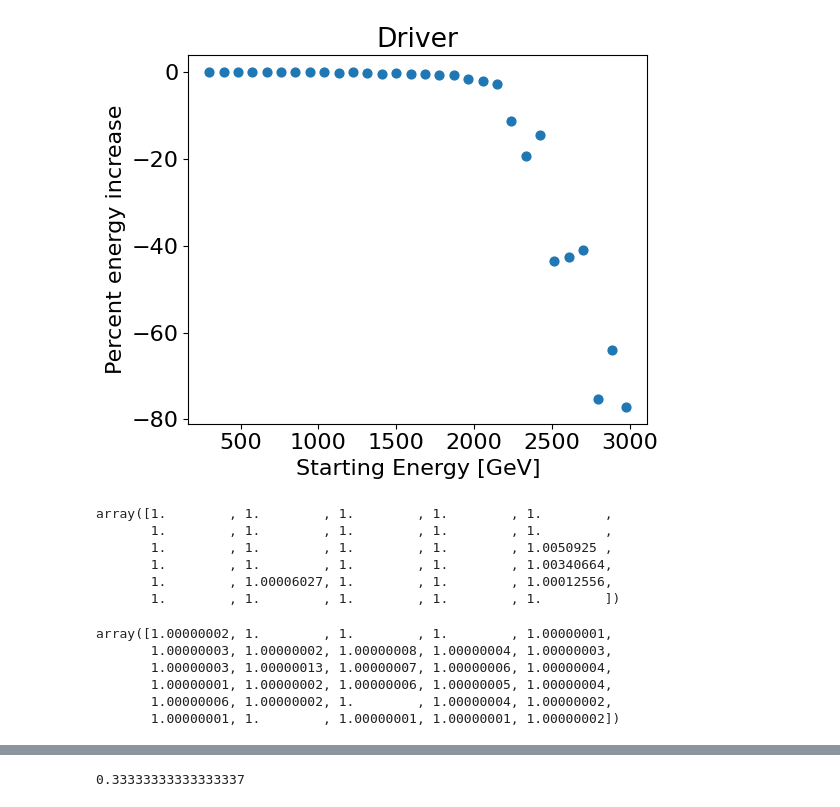
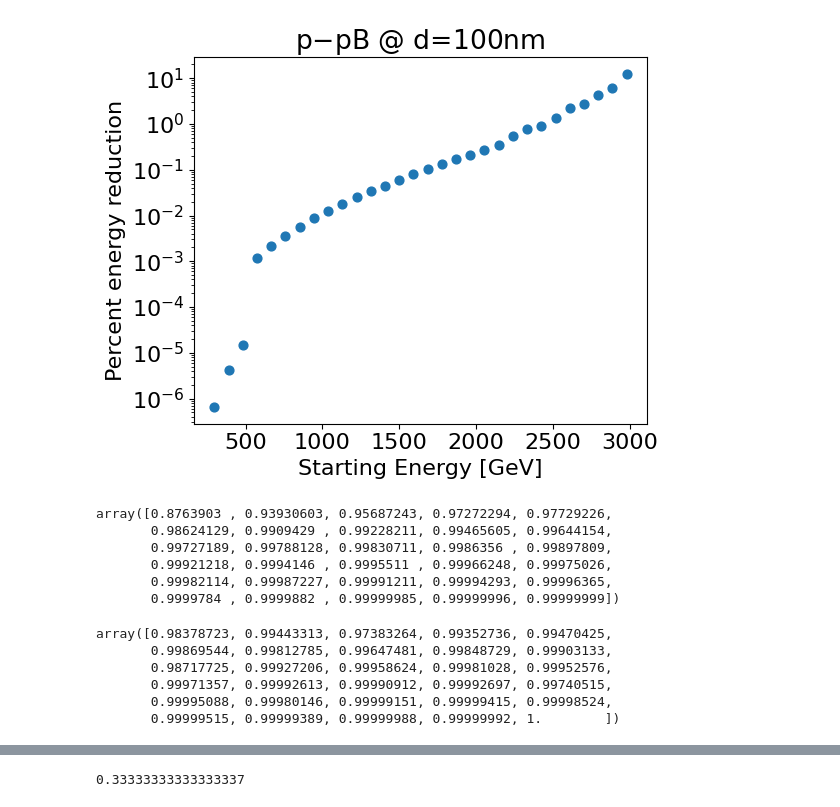
Before and after one commit to benfolsom/LW_integrator, a Jupyter notebook: two_particle_demo_percentplot_loop.ipynb, the cells around one changed output, grey strips where cells are left out. Saved outputs shown, nothing was run; the diff lists cells and outputs as text; code cells hidden in the pictures.

```diff
--- a/two_particle_demo_percentplot_loop.ipynb
+++ b/two_particle_demo_percentplot_loop.ipynb
@@ -9,7 +9,7 @@ plt.rcParams.update({'font.size': font_size})
 # %%
 c_ms = 299792458
 
-transv_dist = 1e-5
+transv_dist = 1e-4
 
 m_particle_rider = 1.007319468  #proton -amu
 m_particle_driver = 207.2 #lead, amu
@@ -65,9 +65,9 @@ for i in range(0,len(Pz_list)):
 
         #interaction zone
         static_steps = 1
-        ret_steps = 4000
+        ret_steps = 5500
         #step_size = 1e-7 #+ 2.3e-6 / ( (i+1) / (25) )
-        step_size = 3e-8 + (i+1)*1.2e-8
+        step_size = 1.8e-8 + (i+1)*3e-9
         print(step_size)
 
         retarded_traj,retarded_drv_traj = retarded_integrator3(static_steps,ret_steps,step_size,wall_pos,aperture,sim_type,init_rider,init_driver,bunch_dist,cav_spacing,z_cutoff)#just use retarded_intergrator2 for retarded calcs
@@ -184,41 +184,41 @@ E_MeV = E_J*6.242E12
 # %%
 fig = plt.figure(figsize=(6,5))
 ax = fig.add_subplot(1, 1, 1)
 #ax.scatter(zs,delta_e_MeV,s=40)
-ax.scatter(E_MeV/1000,(fracs_E_driver-1)*100,s=40)
+ax.scatter(E_MeV/1000,np.abs(fracs_E_driver-1)*100,s=40)
 #ax.scatter(zs_drv,np.abs(delta_e_MeV_drv/1000),s=40)  #for log plotting
 #ax.scatter(tees,np.abs(np.multiply(qs_drv,1E-2)),s=40)
-ax.set_ylabel(r"Percent energy increase")
+ax.set_ylabel(r"Percent energy reduction")
 ax.set_xlabel(r"Starting Energy [GeV]")
 #ax.axvline(30,color='g',label="wall paosition")
 #plt.xlim(-0.54,0.01)
 #plt.ylim(1E-5,5e3)
 #plt.xscale('log')
-#plt.yscale('log')
-plt.title("Driver")
+plt.yscale('log')
+plt.title("p$-$pB @ d=100nm")
 plt.tight_layout()
 #plt.savefig("./6.26_prot_antiprot_10nm.png",dpi=600)
 plt.show()
 # %% [output]
-[figure, old version]
+[figure, new version]
 # %%
 fracs_E_driver
 # %% [output]
-array([1.        , 1.        , 1.        , 1.        , 1.        ,
-       1.        , 1.        , 1.        , 1.        , 1.        ,
-       1.        , 1.        , 1.        , 1.        , 1.0050925 ,
-       1.        , 1.        , 1.        , 1.        , 1.00340664,
-       1.        , 1.00006027, 1.        , 1.        , 1.00012556,
-       1.        , 1.        , 1.        , 1.        , 1.        ])
+array([0.8763903 , 0.93930603, 0.95687243, 0.97272294, 0.97729226,
+       0.98624129, 0.9909429 , 0.99228211, 0.99465605, 0.99644154,
+       0.99727189, 0.99788128, 0.99830711, 0.9986356 , 0.99897809,
+       0.99921218, 0.9994146 , 0.9995511 , 0.99966248, 0.99975026,
+       0.99982114, 0.99987227, 0.99991211, 0.99994293, 0.99996365,
+       0.9999784 , 0.9999882 , 0.99999985, 0.99999996, 0.99999999])
 # %%
 fracs_E_rider
 # %% [output]
-array([1.00000002, 1.        , 1.        , 1.        , 1.00000001,
-       1.00000003, 1.00000002, 1.00000008, 1.00000004, 1.00000003,
-       1.00000003, 1.00000013, 1.00000007, 1.00000006, 1.00000004,
-       1.00000001, 1.00000002, 1.00000006, 1.00000005, 1.00000004,
-       1.00000006, 1.00000002, 1.        , 1.00000004, 1.00000002,
-       1.00000001, 1.        , 1.00000001, 1.00000001, 1.00000002])
+array([0.98378723, 0.99443313, 0.97383264, 0.99352736, 0.99470425,
+       0.99869544, 0.99812785, 0.99647481, 0.99848729, 0.99903133,
+       0.98717725, 0.99927206, 0.99958624, 0.99981028, 0.99952576,
+       0.99971357, 0.99992613, 0.99990912, 0.99992697, 0.99740515,
+       0.99995088, 0.99980146, 0.99999151, 0.99999415, 0.99998524,
+       0.99999515, 0.99999389, 0.99999988, 0.99999992, 1.        ])
 # %%
 np.append(max_dE_MeVs_driver,1)
 # %% [output]
```
Also changed, not shown: parts of 13 cells of this notebook.
